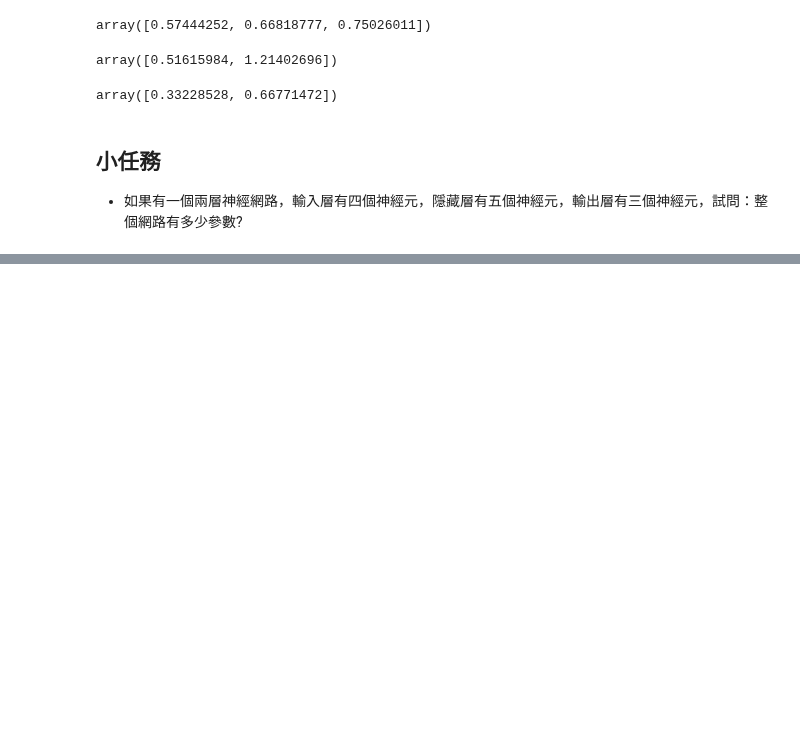
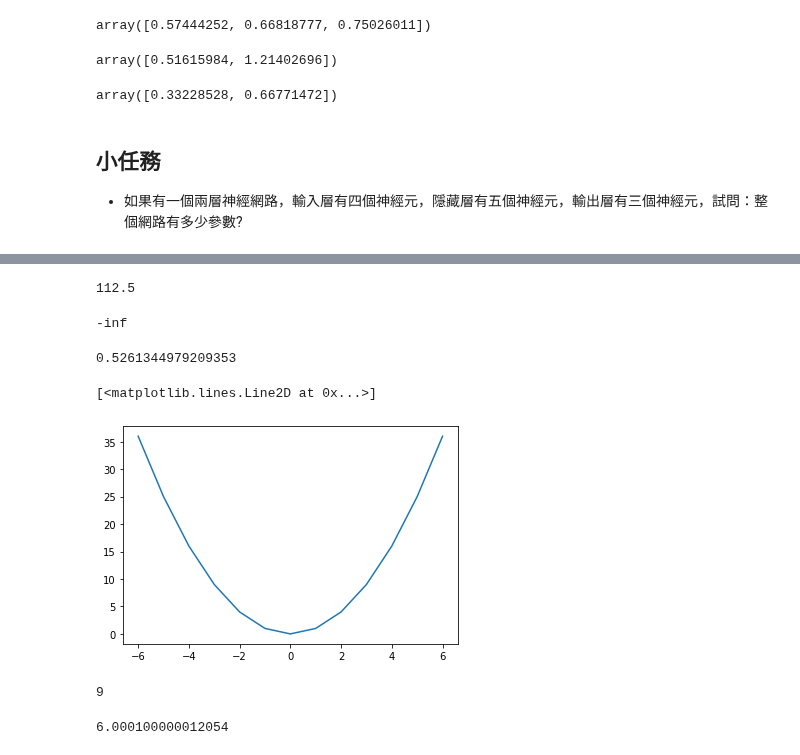
Before and after one commit to ywchiu/taipeifubon, a Jupyter notebook: Demo20200504.ipynb, the cells around one changed output, grey strips where cells are left out. Drawn from its saved outputs; the diff is of its cells as text; code cells hidden in the pictures; blank space fills up the shorter version.

```diff
--- a/Demo20200504.ipynb
+++ b/Demo20200504.ipynb
@@ -122,0 +130,8 @@ array([0.33228528, 0.66771472])
+# %%
+mean_squared_err(200, 185)
+# %% [output]
+112.5
+# %%
+np.log(0)
+# %% [output]
+-inf
@@ -122,0 +142,13 @@ array([0.33228528, 0.66771472])
+# %%
+cross_entropy_err(np.array([0.3,0.7]),np.array([0.2,0.8]))
+# %% [output]
+0.5261344979209353
+# %%
+def func(x):
+    return x ** 2
+# %%
+from matplotlib import pyplot as plt
+plt.plot(np.arange(-6,7), func(np.arange(-6,7)))
+# %% [output]
+[<matplotlib.lines.Line2D at 0x...>]
+[figure, added]
@@ -122,0 +159,8 @@ array([0.33228528, 0.66771472])
+# %%
+func(3)
+# %% [output]
+9
+# %%
+dfunc(func, 3)
+# %% [output]
+6.000100000012054
```
Also changed, not shown: parts of 68 cells of this notebook.
